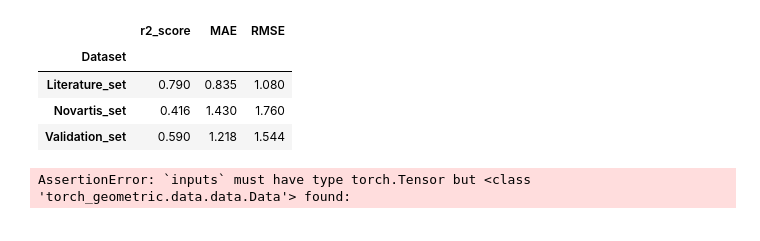
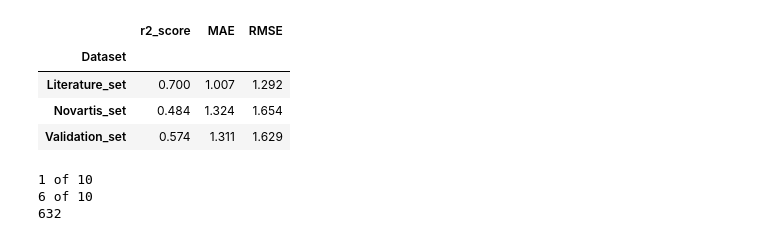
Before and after one commit to mayrf/pkasolver, a Jupyter notebook: notebooks/GCN_example.ipynb, the cells around one changed output. Cells and saved outputs as stored; diff of their text form; code cells hidden in the pictures.

Commit message:
model flexibilty and script added

```diff
--- a/notebooks/GCN_example.ipynb
+++ b/notebooks/GCN_example.ipynb
@@ -325,41 +334,23 @@ KeyboardInterrupt:
 # %%
 from sklearn.metrics import r2_score
 from sklearn.metrics import mean_absolute_error
 from sklearn.metrics import mean_squared_error
-from scipy import stats
-import numpy as np
-import pandas as pd
-
-def test_GCN(loader, dataset_name):
-    model.eval()
-    i = 0
-    for data in loader:  # Iterate in batches over the training dataset.
-        y_pred = model(data).reshape(-1)
-        y_true = data.y
-        if i == 0:
-            Y_pred = y_pred
-            Y_true = y_true
-        else:
-            Y_true=torch.hstack((Y_true,y_true))
-            Y_pred=torch.hstack((Y_pred,y_pred))
-        i+=1
-    return pd.DataFrame({'Dataset':dataset_name,'pKa_experimental':Y_true.detach().numpy(), 'pKa_predicted':Y_pred.detach().numpy()})
 
 def f(x):
     d = {}
     d['r2_score'] = r2_score(x['pKa_experimental'],x['pKa_predicted'])
     d['MAE'] = mean_absolute_error(x['pKa_experimental'],x['pKa_predicted'])
     d['RMSE'] = np.sqrt(mean_squared_error(x['pKa_experimental'],x['pKa_predicted']))
     return pd.Series(d, index=['r2_score', 'MAE', 'RMSE']).round(3)
+
+df=pd.concat([stat.test_model(model, val_loader,'Validation_set'),
+         stat.test_model(model, nov_loader,'Novartis_set'),
+         stat.test_model(model, avli_loader,'Literature_set')])
+
+df.groupby('Dataset').apply(f)
+# %% [output]
+|  | r2_score | MAE | RMSE |
+| Dataset |  |  |  |
+| Literature_set | 0.700 | 1.007 | 1.292 |
+| Novartis_set | 0.484 | 1.324 | 1.654 |
+| Validation_set | 0.574 | 1.311 | 1.629 |
-# %%
-df=pd.concat([test_GCN(test_loader,'Validation_set'),
-         test_GCN(nov_loader,'Novartis_set'),
-         test_GCN(avli_loader,'Literature_set')])
-
-df.groupby('Dataset').apply(f)
-# %% [output]
-|  | r2_score | MAE | RMSE |
-| Dataset |  |  |  |
-| Literature_set | 0.790 | 0.835 | 1.080 |
-| Novartis_set | 0.416 | 1.430 | 1.760 |
-| Validation_set | 0.590 | 1.218 | 1.544 |
@@ -418,8 +357,10 @@ def calc_importances(ig, dataset, sample_size, node_feature_names, edge_feature_
 # %%
 ig = IntegratedGradients(model)
-attr_df = calc_importances(ig, dataset, 100, node_features, edge_features)
+attr_df = stat.calc_importances(ig, dataset, 10, NODE_FEATURES, EDGE_FEATURES, PAIRED)
 # %% [output]
-AssertionError: `inputs` must have type torch.Tensor but <class 'torch_geometric.data.data.Data'> found:
+1 of 10
+6 of 10
+632
 # %%
 attr_df
 # %% [output]
```
Also changed, not shown: parts of 25 cells of this notebook, 10 other files.
